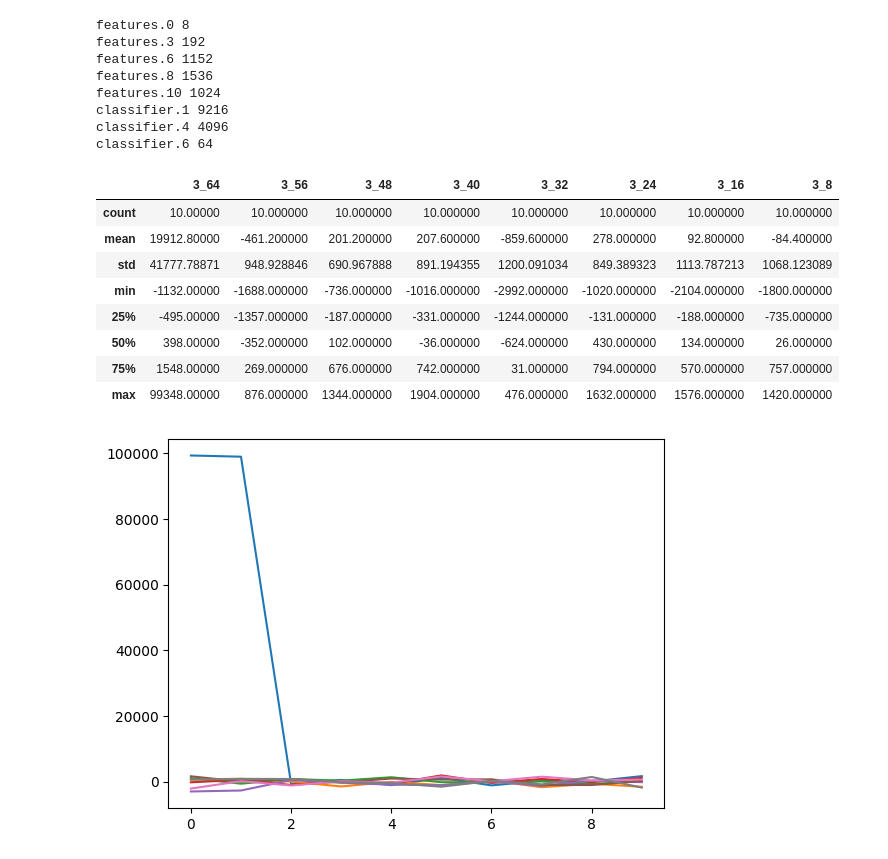
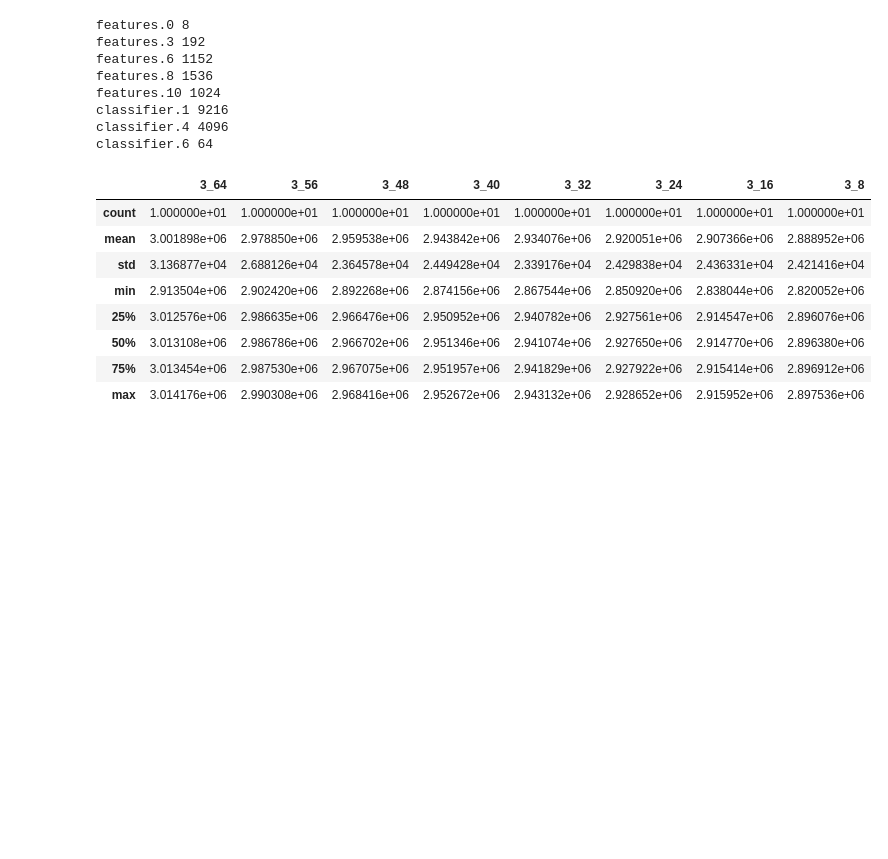
Before and after one commit to zkl-ai/netadapt, a Jupyter notebook: latency_lut/analyze_data.ipynb, the cells around one changed output. Saved outputs shown, nothing was run; the diff lists cells and outputs as text; code cells hidden in the pictures; blank space fills up the shorter version.

Commit message:
generate memory mean pkl file

```diff
--- a/latency_lut/analyze_data.ipynb
+++ b/latency_lut/analyze_data.ipynb
@@ -4,7 +4,7 @@ import pandas as pd
 import matplotlib.pyplot as plt
 import numpy as np
 %matplotlib inline
-f = open("lut_alexnet.pkl","rb")
+f = open("./mem_alexnet.pkl","rb")
 lookup_table = pickle.load(f)
 # %%
 def deal_outlier(df:pd.DataFrame):
@@ -50,19 +50,18 @@ classifier.4 4096
 classifier.6 64
 # %%
 table = pd.DataFrame(layer_lookup_table[layer_names[0]])
-table.plot(legend=None)
+# table.plot(legend=None)
 display(table.describe())
 # %% [output]
 |  | 3_64 | 3_56 | 3_48 | 3_40 | 3_32 | 3_24 | 3_16 | 3_8 |
-| count | 10.00000 | 10.000000 | 10.000000 | 10.000000 | 10.000000 | 10.000000 | 10.000000 | 10.000000 |
-| mean | 19912.80000 | -461.200000 | 201.200000 | 207.600000 | -859.600000 | 278.000000 | 92.800000 | -84.400000 |
-| std | 41777.78871 | 948.928846 | 690.967888 | 891.194355 | 1200.091034 | 849.389323 | 1113.787213 | 1068.123089 |
-| min | -1132.00000 | -1688.000000 | -736.000000 | -1016.000000 | -2992.000000 | -1020.000000 | -2104.000000 | -1800.000000 |
-| 25% | -495.00000 | -1357.000000 | -187.000000 | -331.000000 | -1244.000000 | -131.000000 | -188.000000 | -735.000000 |
-| 50% | 398.00000 | -352.000000 | 102.000000 | -36.000000 | -624.000000 | 430.000000 | 134.000000 | 26.000000 |
-| 75% | 1548.00000 | 269.000000 | 676.000000 | 742.000000 | 31.000000 | 794.000000 | 570.000000 | 757.000000 |
-| max | 99348.00000 | 876.000000 | 1344.000000 | 1904.000000 | 476.000000 | 1632.000000 | 1576.000000 | 1420.000000 |
+| count | 1.000000e+01 | 1.000000e+01 | 1.000000e+01 | 1.000000e+01 | 1.000000e+01 | 1.000000e+01 | 1.000000e+01 | 1.000000e+01 |
+| mean | 3.001898e+06 | 2.978850e+06 | 2.959538e+06 | 2.943842e+06 | 2.934076e+06 | 2.920051e+06 | 2.907366e+06 | 2.888952e+06 |
+| std | 3.136877e+04 | 2.688126e+04 | 2.364578e+04 | 2.449428e+04 | 2.339176e+04 | 2.429838e+04 | 2.436331e+04 | 2.421416e+04 |
+| min | 2.913504e+06 | 2.902420e+06 | 2.892268e+06 | 2.874156e+06 | 2.867544e+06 | 2.850920e+06 | 2.838044e+06 | 2.820052e+06 |
+| 25% | 3.012576e+06 | 2.986635e+06 | 2.966476e+06 | 2.950952e+06 | 2.940782e+06 | 2.927561e+06 | 2.914547e+06 | 2.896076e+06 |
+| 50% | 3.013108e+06 | 2.986786e+06 | 2.966702e+06 | 2.951346e+06 | 2.941074e+06 | 2.927650e+06 | 2.914770e+06 | 2.896380e+06 |
+| 75% | 3.013454e+06 | 2.987530e+06 | 2.967075e+06 | 2.951957e+06 | 2.941829e+06 | 2.927922e+06 | 2.915414e+06 | 2.896912e+06 |
+| max | 3.014176e+06 | 2.990308e+06 | 2.968416e+06 | 2.952672e+06 | 2.943132e+06 | 2.928652e+06 | 2.915952e+06 | 2.897536e+06 |
-[figure, removed]
 # %%
 dealed_table = deal_outlier(table.copy(deep=True))
 dealed_table.plot(legend=None)
```
Also changed, not shown: parts of 3 cells of this notebook, 6 other files.
